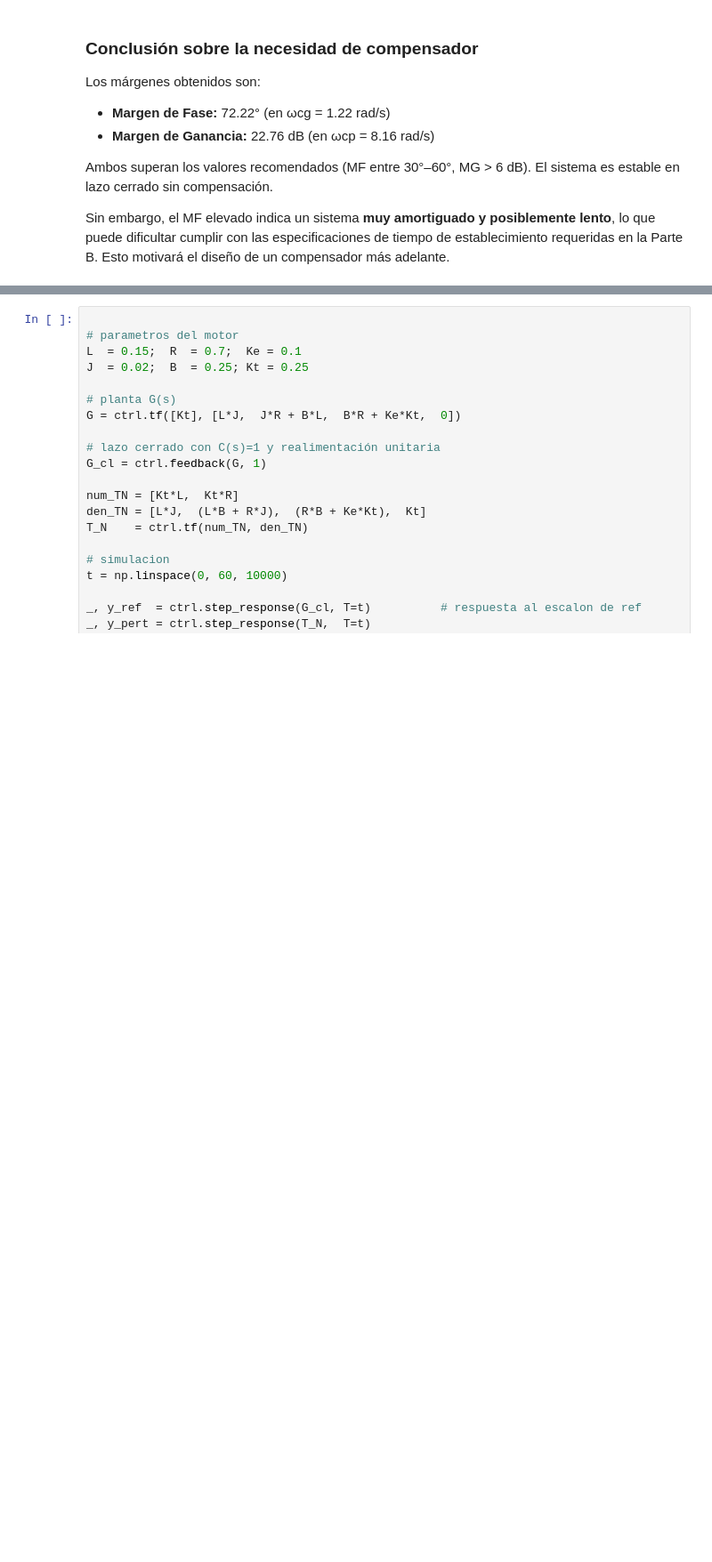
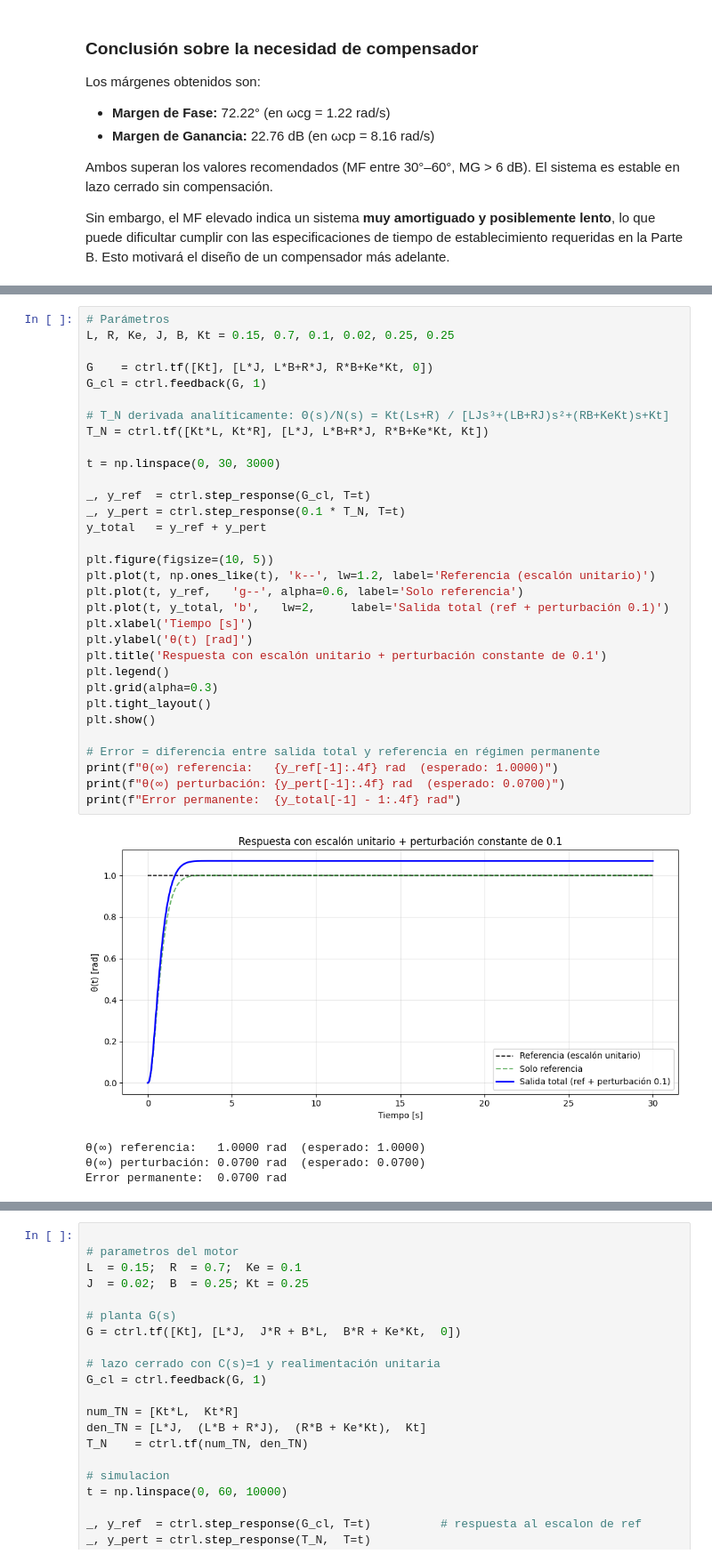
Before and after one commit to Zoevelazquez0430/TP1-SistemasDeControl, a Jupyter notebook: TP1_SControl_CleanCopy.ipynb, the cells around one changed output, grey strips where cells are left out. Shown at 89% size. Drawn from its saved outputs; the diff is of its cells as text; blank space fills up the shorter version.

```diff
--- a/TP1_SControl_CleanCopy.ipynb
+++ b/TP1_SControl_CleanCopy.ipynb
@@ -518 +511,38 @@ asintótica (Ogata, Problema A-5-23 / A-5-24).
+# %%
+# Parámetros
+L, R, Ke, J, B, Kt = 0.15, 0.7, 0.1, 0.02, 0.25, 0.25
+
+G    = ctrl.tf([Kt], [L*J, L*B+R*J, R*B+Ke*Kt, 0])
+G_cl = ctrl.feedback(G, 1)
+
+# T_N derivada analíticamente: Θ(s)/N(s) = Kt(Ls+R) / [LJs³+(LB+RJ)s²+(RB+KeKt)s+Kt]
+T_N = ctrl.tf([Kt*L, Kt*R], [L*J, L*B+R*J, R*B+Ke*Kt, Kt])
+
+t = np.linspace(0, 30, 3000)
+
+_, y_ref  = ctrl.step_response(G_cl, T=t)
+_, y_pert = ctrl.step_response(0.1 * T_N, T=t)
+y_total   = y_ref + y_pert
+
+plt.figure(figsize=(10, 5))
+plt.plot(t, np.ones_like(t), 'k--', lw=1.2, label='Referencia (escalón unitario)')
+plt.plot(t, y_ref,   'g--', alpha=0.6, label='Solo referencia')
+plt.plot(t, y_total, 'b',   lw=2,     label='Salida total (ref + perturbación 0.1)')
+plt.xlabel('Tiempo [s]')
+plt.ylabel('θ(t) [rad]')
+plt.title('Respuesta con escalón unitario + perturbación constante de 0.1')
+plt.legend()
+plt.grid(alpha=0.3)
+plt.tight_layout()
+plt.show()
+
+# Error = diferencia entre salida total y referencia en régimen permanente
+print(f"θ(∞) referencia:   {y_ref[-1]:.4f} rad  (esperado: 1.0000)")
+print(f"θ(∞) perturbación: {y_pert[-1]:.4f} rad  (esperado: 0.0700)")
+print(f"Error permanente:  {y_total[-1] - 1:.4f} rad")
+# %% [output]
+[figure, added]
+θ(∞) referencia:   1.0000 rad  (esperado: 1.0000)
+θ(∞) perturbación: 0.0700 rad  (esperado: 0.0700)
+Error permanente:  0.0700 rad
 # %% [markdown]
```
Also changed, not shown: parts of 51 cells of this notebook.
